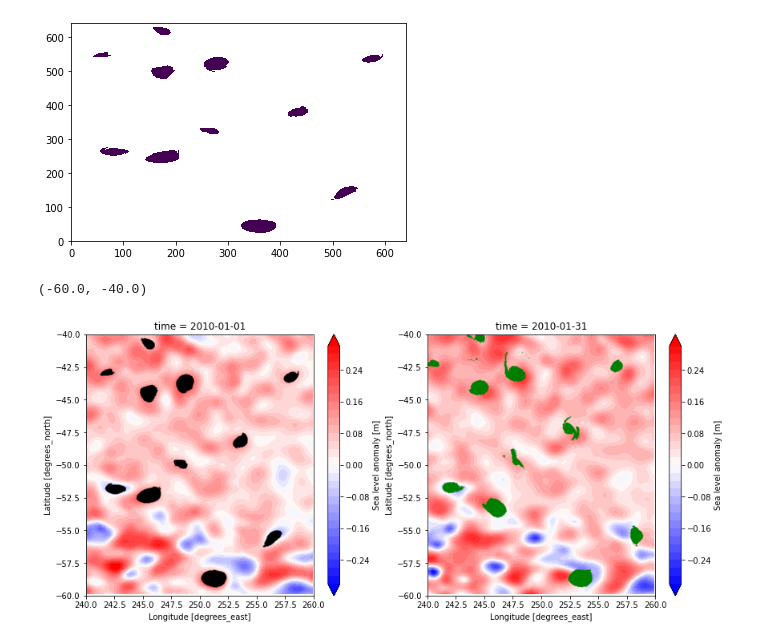
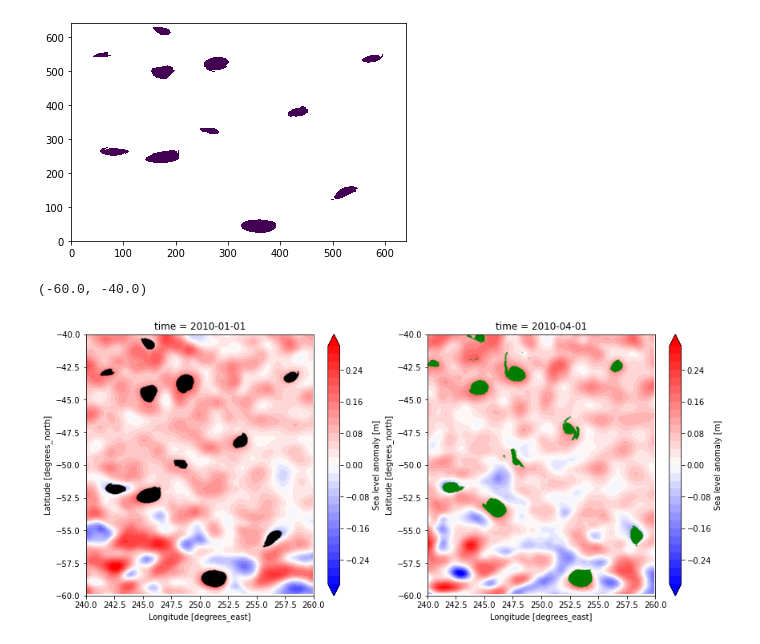
Before and after one commit to liutongya/GLED, a Jupyter notebook: scripts/06.RCLV_identification.ipynb, the cells around one changed output. Drawn from its saved outputs; the diff is of its cells as text; code cells hidden in the pictures.

```diff
--- a/scripts/06.RCLV_identification.ipynb
+++ b/scripts/06.RCLV_identification.ipynb
@@ -143,20 +142,19 @@ pos_y0 = ly0.values * labels
 pos_x1 = lx1.values * labels
 pos_y1 = ly1.values * labels
 # %%
-
 fig = plt.figure(figsize=(14, 6))
 
 plt.subplot(121)
 ds_aviso.sel(longitude=slice(xx0,xx1), latitude=slice(yy0,yy1), time='2010-01-01').sla.plot.contourf(levels=np.arange(-0.3,0.301,0.02), cmap='bwr', extend='both')
 plt.scatter(pos_x0, pos_y0, s=1, color='k', alpha=0.3)
 plt.xlim(240, 260)
 plt.ylim(-60, -40)
 
 plt.subplot(122)
-ds_aviso.sel(longitude=slice(xx0,xx1), latitude=slice(yy0,yy1), time='2010-01-31').sla.plot.contourf(levels=np.arange(-0.3,0.301,0.02), cmap='bwr', extend='both')
+ds_aviso.sel(longitude=slice(xx0,xx1), latitude=slice(yy0,yy1), time='2010-04-01').sla.plot.contourf(levels=np.arange(-0.3,0.301,0.02), cmap='bwr', extend='both')
 plt.scatter(pos_x1, pos_y1, s=1, color='g', alpha=0.3)
 plt.xlim(240, 260)
 plt.ylim(-60, -40)
 # %% [output]
 (-60.0, -40.0)
-[figure, old version]
+[figure, new version]
```
Also changed, not shown: parts of 1 cell of this notebook, 4 other files.
